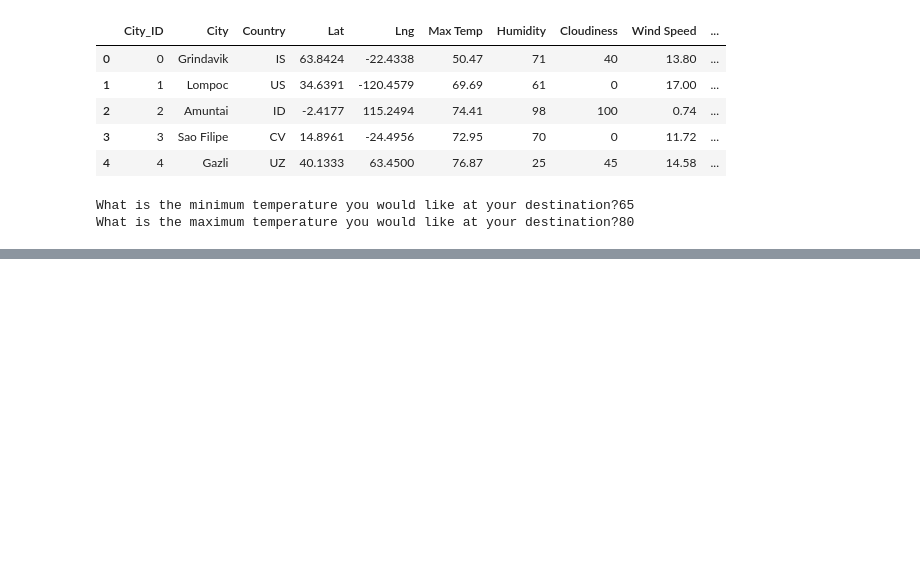
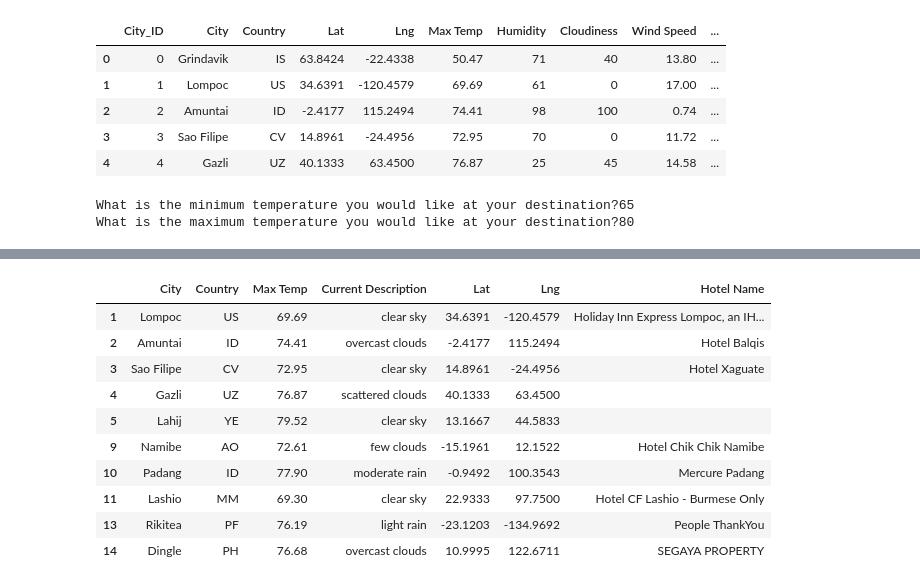
Before and after one commit to BrandonClark65/World_Weather_Analysis, a Jupyter notebook: Vacation_Search/Vacation_Search.ipynb, the cells around one changed output, grey strips where cells are left out. Saved outputs shown, nothing was run; the diff lists cells and outputs as text; code cells hidden in the pictures; blank space fills up the shorter version.

```diff
--- a/Vacation_Search/Vacation_Search.ipynb
+++ b/Vacation_Search/Vacation_Search.ipynb
@@ -81,2 +143,16 @@ params = {
+# %%
+hotel_df.head(10)
+# %% [output]
+|  | City | Country | Max Temp | Current Description | Lat | Lng | Hotel Name |
+| 1 | Lompoc | US | 69.69 | clear sky | 34.6391 | -120.4579 | Holiday Inn Express Lompoc, an IH... |
+| 2 | Amuntai | ID | 74.41 | overcast clouds | -2.4177 | 115.2494 | Hotel Balqis |
+| 3 | Sao Filipe | CV | 72.95 | clear sky | 14.8961 | -24.4956 | Hotel Xaguate |
+| 4 | Gazli | UZ | 76.87 | scattered clouds | 40.1333 | 63.4500 |  |
+| 5 | Lahij | YE | 79.52 | clear sky | 13.1667 | 44.5833 |  |
+| 9 | Namibe | AO | 72.61 | few clouds | -15.1961 | 12.1522 | Hotel Chik Chik Namibe |
+| 10 | Padang | ID | 77.90 | moderate rain | -0.9492 | 100.3543 | Mercure Padang |
+| 11 | Lashio | MM | 69.30 | clear sky | 22.9333 | 97.7500 | Hotel CF Lashio - Burmese Only |
+| 13 | Rikitea | PF | 76.19 | light rain | -23.1203 | -134.9692 | People ThankYou |
+| 14 | Dingle | PH | 76.68 | overcast clouds | 10.9995 | 122.6711 | SEGAYA PROPERTY |
 # %%
 # 7. Drop the rows where there is no Hotel Name.
```
Also changed, not shown: parts of 8 cells of this notebook.
